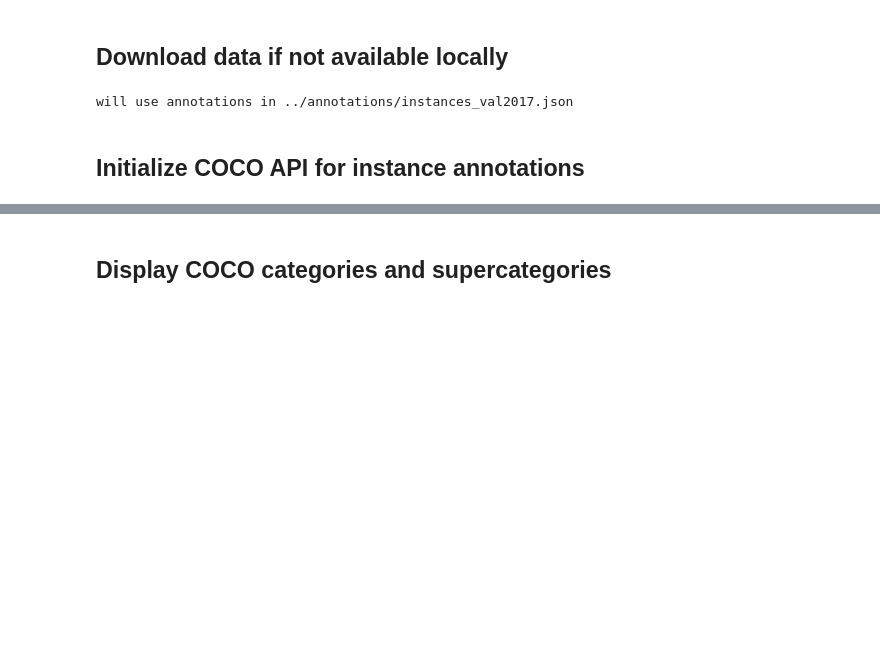
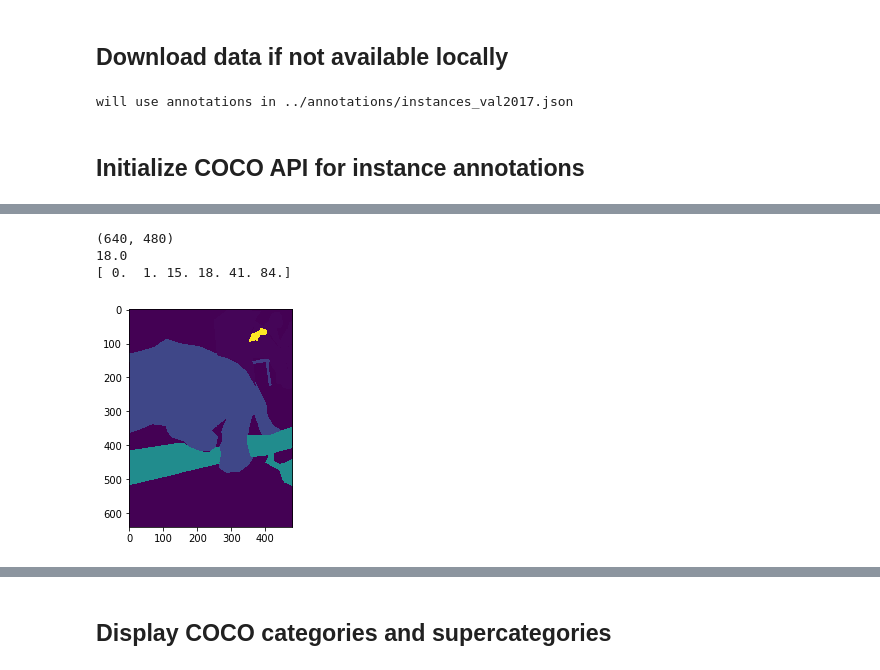
Before and after one commit to bluepika2/Springboard-Capstone-Production, a Jupyter notebook: code/Data_Wrangling.ipynb, the cells around one changed output, grey strips where cells are left out. Saved outputs shown, nothing was run; the diff lists cells and outputs as text; code cells hidden in the pictures; blank space fills up the shorter version.

```diff
--- a/code/Data_Wrangling.ipynb
+++ b/code/Data_Wrangling.ipynb
@@ -67,0 +89,48 @@ index created!
+# %%
+def cocoSegmentationToSegmentationMap(coco, imgId, checkUniquePixelLabel=True, includeCrowd=False):
+    '''
+    Convert COCO GT or results for a single image to a segmentation map.
+    :param coco: an instance of the COCO API (ground-truth or result)
+    :param imgId: the id of the COCO image
+    :param checkUniquePixelLabel: (optional) whether every pixel can have at most one label
+    :param includeCrowd: whether to include 'crowd' thing annotations as 'other' (or void)
+    :return: labelMap - [h x w] segmentation map that indicates the label of each pixel
+    '''
+
+    # Init
+    curImg = coco.imgs[imgId]
+    imageSize = (curImg['height'], curImg['width'])
+    labelMap = np.zeros(imageSize)
+
+    # Get annotations of the current image (may be empty)
+    imgAnnots = [a for a in coco.anns.values() if a['image_id'] == imgId]
+    if includeCrowd:
+        annIds = coco.getAnnIds(imgIds=imgId)
+    else:
+        annIds = coco.getAnnIds(imgIds=imgId, iscrowd=False)
+    imgAnnots = coco.loadAnns(annIds)
+
+    # Combine all annotations of this image in labelMap
+    #labelMasks = mask.decode([a['segmentation'] for a in imgAnnots])
+    for a in range(0, len(imgAnnots)):
+        labelMask = coco.annToMask(imgAnnots[a]) == 1
+        #labelMask = labelMasks[:, :, a] == 1
+        newLabel = imgAnnots[a]['category_id']
+
+        if checkUniquePixelLabel and (labelMap[labelMask] != 0).any():
+            raise Exception('Error: Some pixels have more than one label (image %d)!' % (imgId))
+
+        labelMap[labelMask] = newLabel
+
+    return labelMap
+# %%
+labelMap = cocoSegmentationToSegmentationMap(coco, 549220, checkUniquePixelLabel=False)
+print(labelMap.shape)
+plt.imshow(labelMap)
+print(labelMap[200][100])
+print(np.unique(labelMap))
+# %% [output]
+(640, 480)
+18.0
+[ 0.  1. 15. 18. 41. 84.]
+[figure, added]
```
Also changed, not shown: parts of 8 cells of this notebook.
